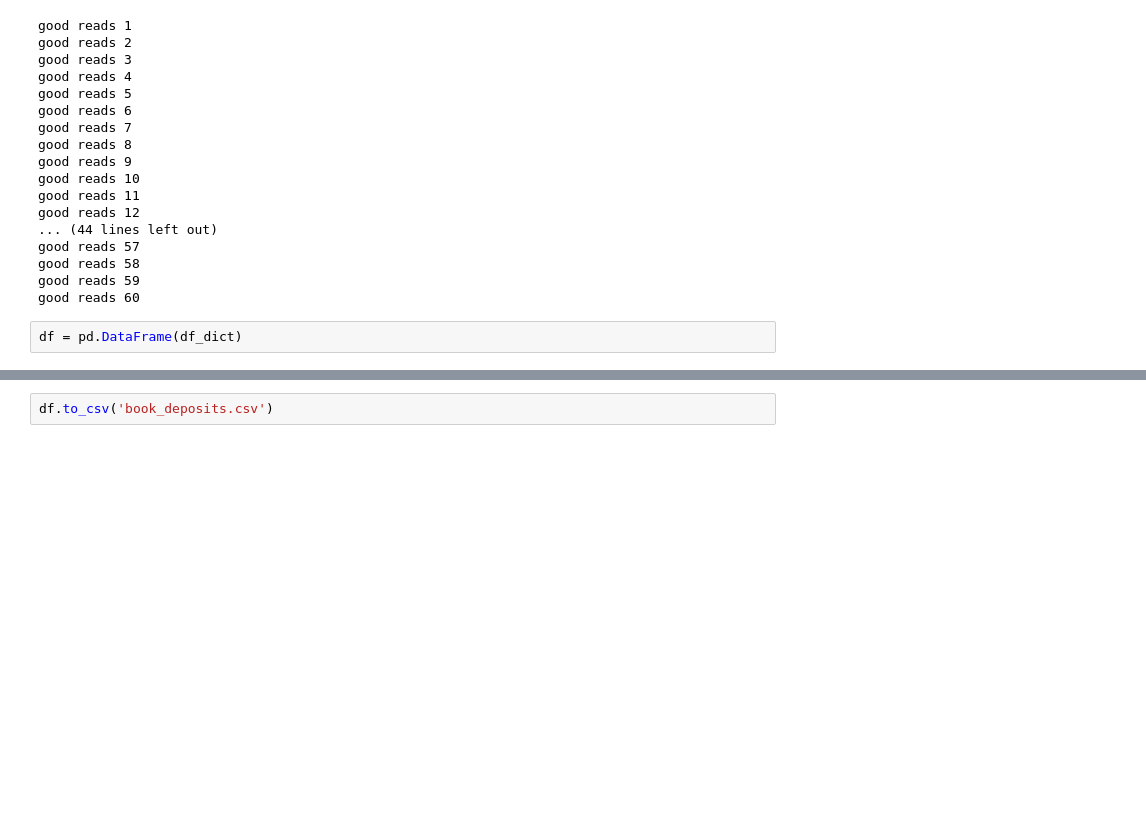
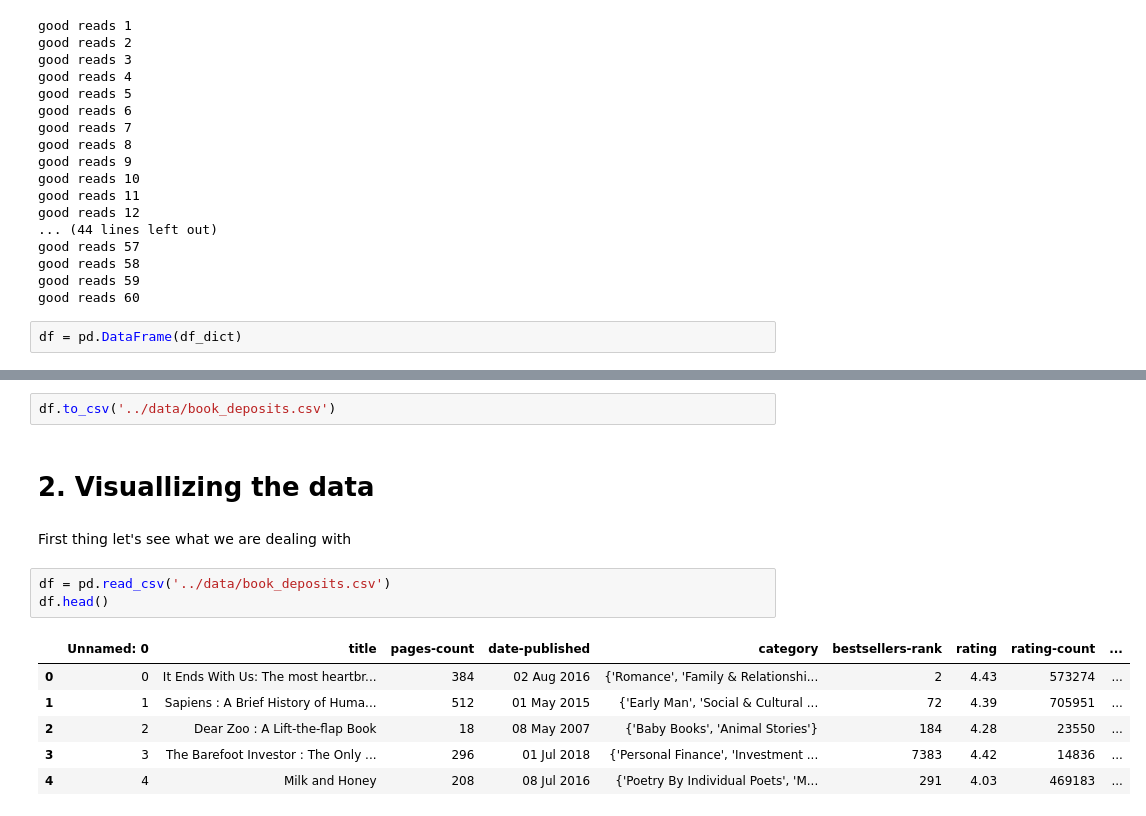
Before and after one commit to agnoam/ml_crawling, a Jupyter notebook: src/BD crawling.ipynb, the cells around one changed output, grey strips where cells are left out. Cells and saved outputs as stored; diff of their text form; blank space fills up the shorter version.

```diff
--- a/src/BD crawling.ipynb
+++ b/src/BD crawling.ipynb
@@ -271,2 +298,16 @@ df
 # %%
-df.to_csv('book_deposits.csv')
+df.to_csv('../data/book_deposits.csv')
+# %% [markdown]
+# 2. Visuallizing the data
+# %% [markdown]
+First thing let's see what we are dealing with
+# %%
+df = pd.read_csv('../data/book_deposits.csv')
+df.head()
+# %% [output]
+|  | Unnamed: 0 | title | pages-count | date-published | category | bestsellers-rank | rating | rating-count | ... |
+| 0 | 0 | It Ends With Us: The most heartbr... | 384 | 02 Aug 2016 | {'Romance', 'Family & Relationshi... | 2 | 4.43 | 573274 | ... |
+| 1 | 1 | Sapiens : A Brief History of Huma... | 512 | 01 May 2015 | {'Early Man', 'Social & Cultural ... | 72 | 4.39 | 705951 | ... |
+| 2 | 2 | Dear Zoo : A Lift-the-flap Book | 18 | 08 May 2007 | {'Baby Books', 'Animal Stories'} | 184 | 4.28 | 23550 | ... |
+| 3 | 3 | The Barefoot Investor : The Only ... | 296 | 01 Jul 2018 | {'Personal Finance', 'Investment ... | 7383 | 4.42 | 14836 | ... |
+| 4 | 4 | Milk and Honey | 208 | 08 Jul 2016 | {'Poetry By Individual Poets', 'M... | 291 | 4.03 | 469183 | ... |
```
Also changed, not shown: parts of 18 cells of this notebook, 1 other file.
